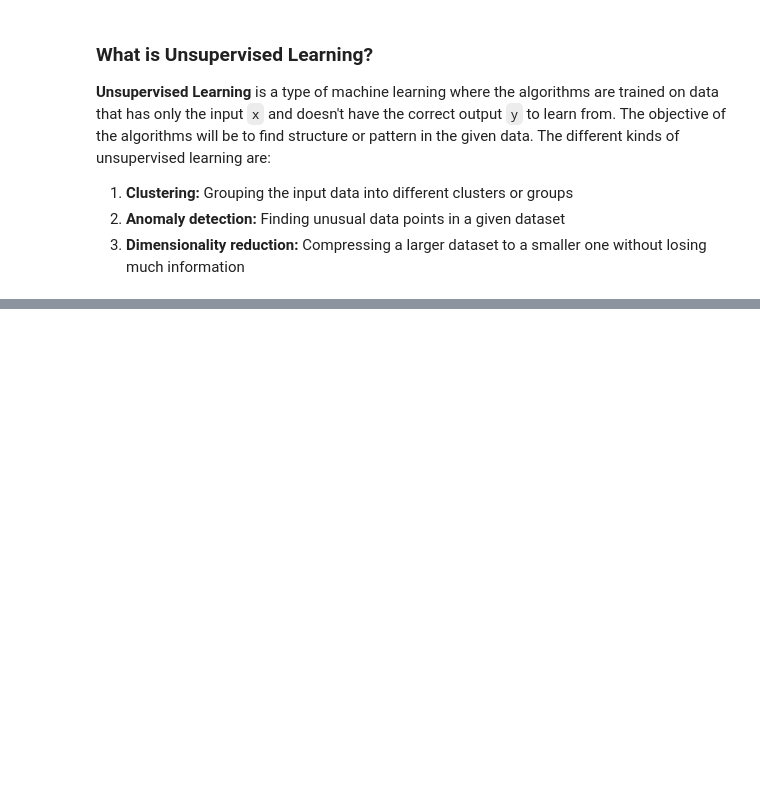
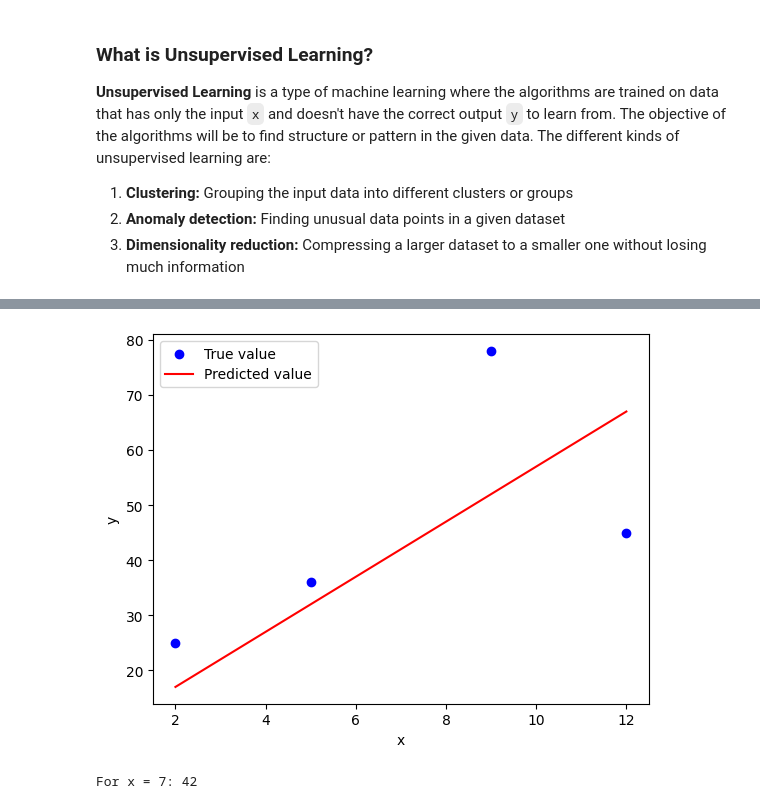
Before and after one commit to zuhurouf/ML-Foundation, a Jupyter notebook: Supervised_ML_Week1.ipynb, the cells around one changed output, grey strips where cells are left out. Drawn from its saved outputs; the diff is of its cells as text; code cells hidden in the pictures; blank space fills up the shorter version.

```diff
--- a/Supervised_ML_Week1.ipynb
+++ b/Supervised_ML_Week1.ipynb
@@ -20,0 +52,14 @@
+# %%
+y_hat = [f_x(x_i) for x_i in x]
+plt.scatter(x = x, y = y, label = "True value", color = "blue")
+plt.plot(x, y_hat, c='red', label='Predicted value')
+plt.xlabel("x")
+plt.ylabel("y")
+plt.legend()
+plt.show()
+# %% [output]
+[figure, added]
+# %%
+print(f"For x = 7: {f_x(7)}")
+# %% [output]
+For x = 7: 42
```
Also changed, not shown: parts of 5 cells of this notebook.
